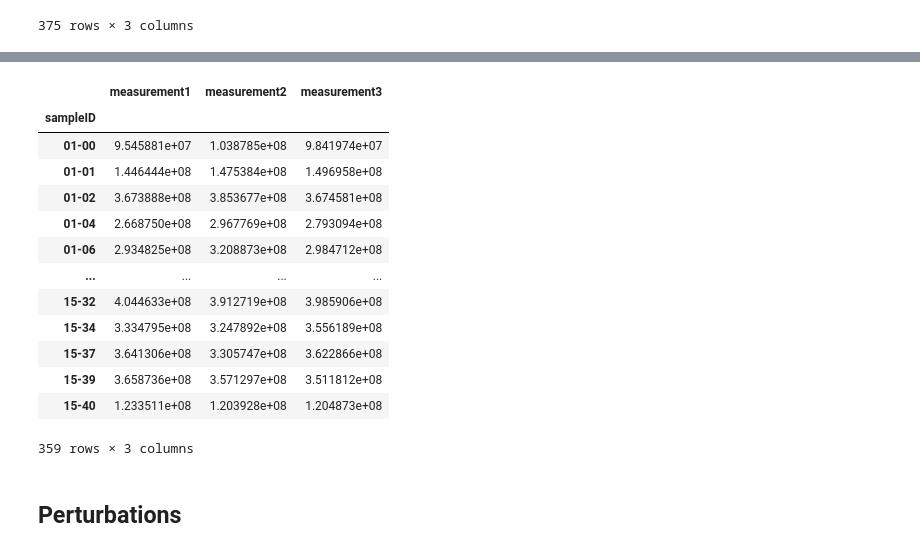
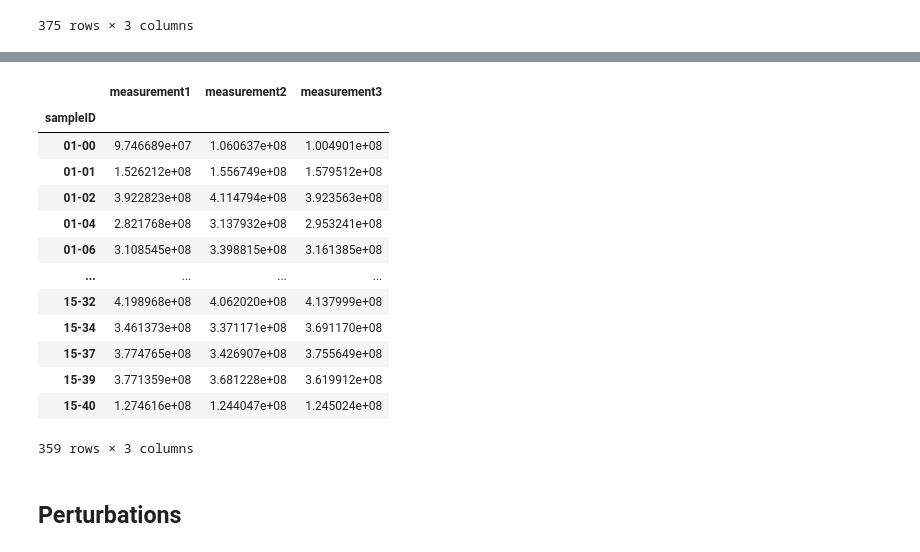
Before and after one commit to alejandrocs98/masters-thesis, a Jupyter notebook: ecological-modeling/data_preparation_mdsine2.ipynb, the cells around one changed output, grey strips where cells are left out. Saved outputs shown, nothing was run; the diff lists cells and outputs as text; code cells hidden in the pictures.

Commit message:
dna molecules calculation correction

```diff
--- a/ecological-modeling/data_preparation_mdsine2.ipynb
+++ b/ecological-modeling/data_preparation_mdsine2.ipynb
@@ -244,15 +244,16 @@ genome_size
 | 10 | P_distasonis | 4811379 |
 | 11 | R_obeum | 3624307 |
 # %%
-reads_raw.reset_index(inplace=True)
-raw_counts_long = reads_raw.melt(id_vars=['name'], var_name='Mouse-Day', value_name='Raw_counts')
-raw_counts_long['Mouse'] = raw_counts_long['Mouse-Day'].str.split('-').str[0]
-raw_counts_long['Day'] = raw_counts_long['Mouse-Day'].str.split('-').str[1]
-raw_counts_long = raw_counts_long[raw_counts_long['Day'] != 'CEC']
-raw_counts_long['Mouse'] = raw_counts_long['Mouse'].astype(int)
-raw_counts_long['Day'] = raw_counts_long['Day'].astype(int)
-raw_counts_long.drop('Mouse-Day', axis=1, inplace=True)
-raw_counts_long = pd.merge(raw_counts_long, genome_size, on='name')
-raw_counts_long
+norm_counts_long = reads_norm.copy()
+norm_counts_long.reset_index(inplace=True)
+norm_counts_long = norm_counts_long.melt(id_vars=['name'], var_name='Mouse-Day', value_name='Raw_counts')
+norm_counts_long['Mouse'] = norm_counts_long['Mouse-Day'].str.split('-').str[0]
+norm_counts_long['Day'] = norm_counts_long['Mouse-Day'].str.split('-').str[1]
+norm_counts_long = norm_counts_long[norm_counts_long['Day'] != 'CEC']
+norm_counts_long['Mouse'] = norm_counts_long['Mouse'].astype(int)
+norm_counts_long['Day'] = norm_counts_long['Day'].astype(int)
+norm_counts_long.drop('Mouse-Day', axis=1, inplace=True)
+norm_counts_long = pd.merge(norm_counts_long, genome_size, on='name')
+norm_counts_long
 # %% [output]
 |  | name | Raw_counts | Mouse | Day | Genome_length (bp) |
@@ -289,7 +290,7 @@ dna_yields
 | 374 | 15 | 41 | 0.56 |
 375 rows × 3 columns
 # %%
-full_table = pd.merge(raw_counts_long, dna_yields, on=['Mouse', 'Day'])
+full_table = pd.merge(norm_counts_long, dna_yields, on=['Mouse', 'Day'])
 full_table = full_table[full_table.columns[[0,4,2,3,1,5]]].copy()
 full_table
 # %% [output]
@@ -385,35 +386,35 @@ table_summary
 359 rows × 3 columns
 # %%
-dna_yields = table_summary.copy()
-dna_yields.sort_values(by=['Mouse', 'Day'], inplace=True)
-dna_yields['sampleID'] = dna_yields['Mouse'].astype(str) + '-' + dna_yields['Day'].astype(str)
+dna_molecules = table_summary.copy()
+dna_molecules.sort_values(by=['Mouse', 'Day'], inplace=True)
+dna_molecules['sampleID'] = dna_molecules['Mouse'].astype(str) + '-' + dna_molecules['Day'].astype(str)
 to_rename = {'^1-':'01-', '^2-':'02-', '^3-':'03-', '^4-':'04-', '^5-':'05-', '^6-':'06-', '^7-':'07-', '^8-':'08-', '^9-':'09-',
               '-0':'-00','-1$':'-01', '-2$':'-02', '-3$':'-03', '-4$':'-04', '-5$':'-05', '-6$':'-06', '-7$':'-07', '-8$':'-08', '-9$':'-09'}
-dna_yields['sampleID'] = dna_yields['sampleID'].replace(to_replace=to_rename, regex=True)
-dna_yields = dna_yields.loc[:,['sampleID', 'measurement1']]
-dna_yields.set_index('sampleID', inplace=True)
-dna_yields.columns = ['measurement1']
+dna_molecules['sampleID'] = dna_molecules['sampleID'].replace(to_replace=to_rename, regex=True)
+dna_molecules = dna_molecules.loc[:,['sampleID', 'measurement1']]
+dna_molecules.set_index('sampleID', inplace=True)
+dna_molecules.columns = ['measurement1']
 np.random.seed(0)
 def add_noise(x, eta=0.05):
     return np.random.normal(loc=x, scale=eta*x)
-dna_yields['measurement2'] = dna_yields['measurement1'].apply(add_noise)
-dna_yields['measurement3'] = dna_yields['measurement1'].apply(add_noise)
-# dna_yields.to_csv('mcnulty-datasets/dna_yields.tsv', sep='\t')
-dna_yields
+dna_molecules['measurement2'] = dna_molecules['measurement1'].apply(add_noise)
+dna_molecules['measurement3'] = dna_molecules['measurement1'].apply(add_noise)
+# dna_molecules.to_csv('mcnulty-datasets/dna_molecules.tsv', sep='\t')
+dna_molecules
 # %% [output]
 |  | measurement1 | measurement2 | measurement3 |
 | sampleID |  |  |  |
-| 01-00 | 9.545881e+07 | 1.038785e+08 | 9.841974e+07 |
-| 01-01 | 1.446444e+08 | 1.475384e+08 | 1.496958e+08 |
-| 01-02 | 3.673888e+08 | 3.853677e+08 | 3.674581e+08 |
-| 01-04 | 2.668750e+08 | 2.967769e+08 | 2.793094e+08 |
-| 01-06 | 2.934825e+08 | 3.208873e+08 | 2.984712e+08 |
+| 01-00 | 9.746689e+07 | 1.060637e+08 | 1.004901e+08 |
+| 01-01 | 1.526212e+08 | 1.556749e+08 | 1.579512e+08 |
+| 01-02 | 3.922823e+08 | 4.114794e+08 | 3.923563e+08 |
+| 01-04 | 2.821768e+08 | 3.137932e+08 | 2.953241e+08 |
+| 01-06 | 3.108545e+08 | 3.398815e+08 | 3.161385e+08 |
 | ... | ... | ... | ... |
-| 15-32 | 4.044633e+08 | 3.912719e+08 | 3.985906e+08 |
-| 15-34 | 3.334795e+08 | 3.247892e+08 | 3.556189e+08 |
-| 15-37 | 3.641306e+08 | 3.305747e+08 | 3.622866e+08 |
-| 15-39 | 3.658736e+08 | 3.571297e+08 | 3.511812e+08 |
-| 15-40 | 1.233511e+08 | 1.203928e+08 | 1.204873e+08 |
+| 15-32 | 4.198968e+08 | 4.062020e+08 | 4.137999e+08 |
+| 15-34 | 3.461373e+08 | 3.371171e+08 | 3.691170e+08 |
+| 15-37 | 3.774765e+08 | 3.426907e+08 | 3.755649e+08 |
+| 15-39 | 3.771359e+08 | 3.681228e+08 | 3.619912e+08 |
+| 15-40 | 1.274616e+08 | 1.244047e+08 | 1.245024e+08 |
 359 rows × 3 columns
 # %% [markdown]
 ## Perturbations
```
Also changed, not shown: parts of 17 cells of this notebook, 30 other files.
